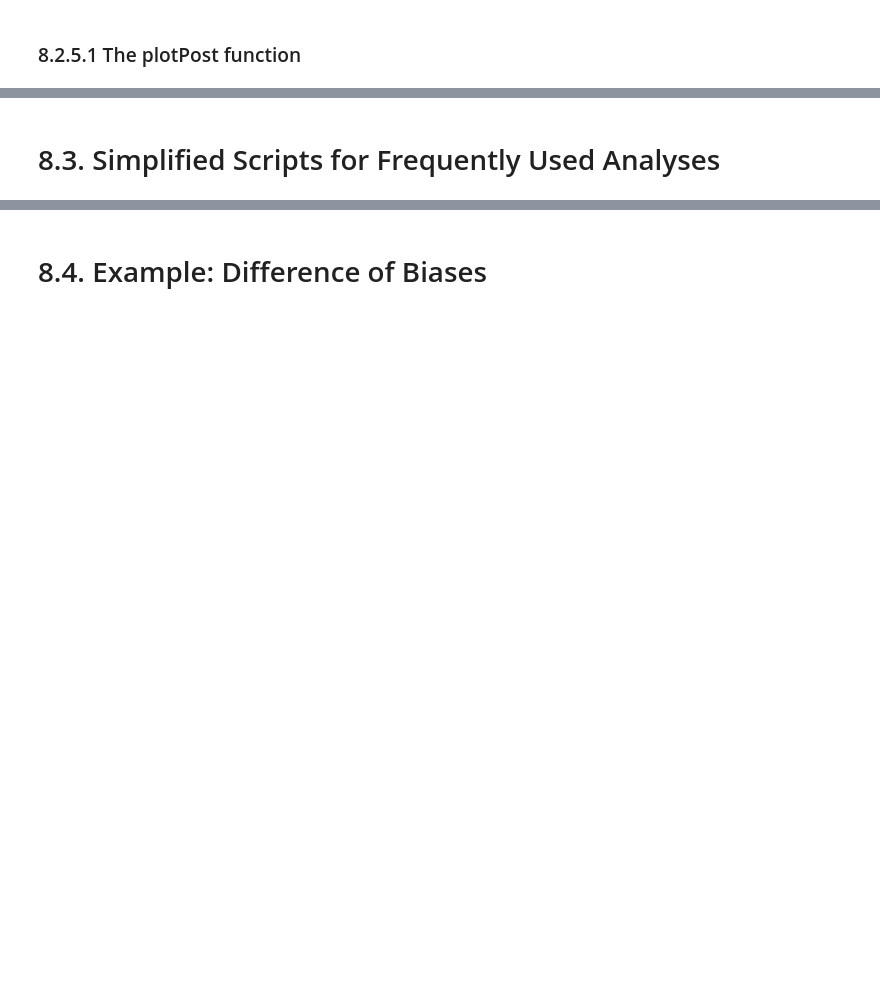
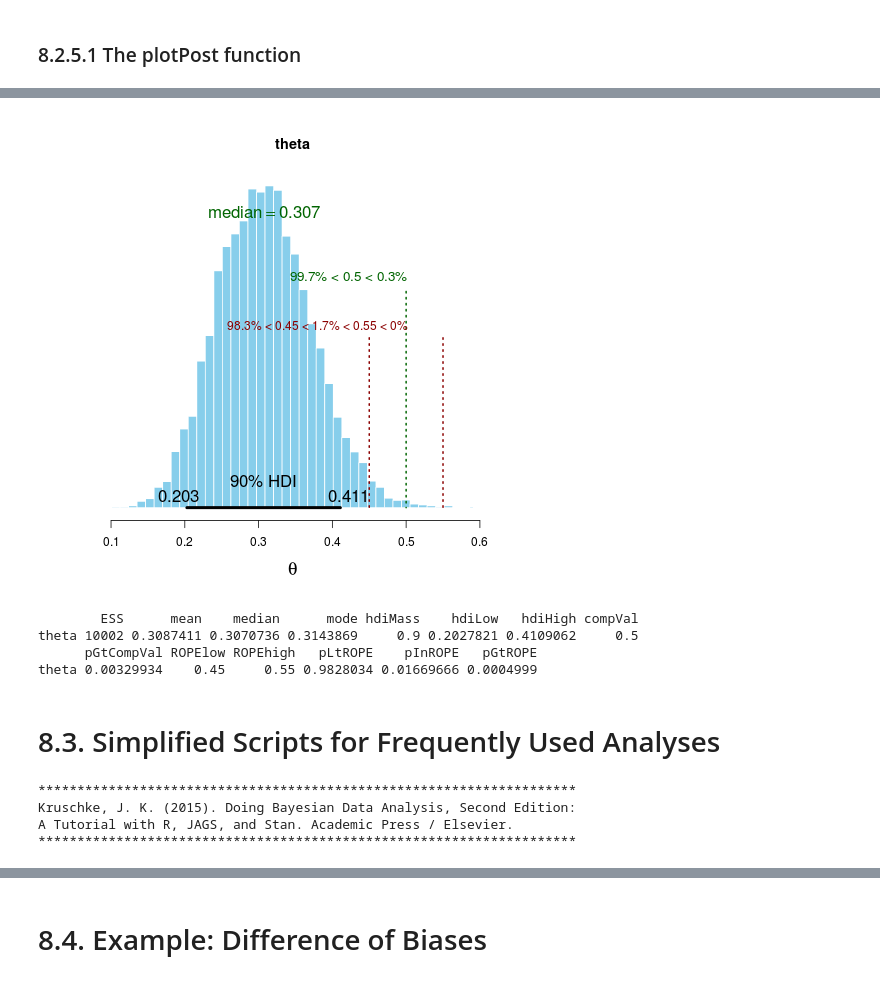
Before and after one commit to psygrammer/bayesianR, a Jupyter notebook: part2/ch08/08_JAGS.ipynb, the cells around one changed output, grey strips where cells are left out. Saved outputs shown, nothing was run; the diff lists cells and outputs as text; code cells hidden in the pictures; blank space fills up the shorter version.

```diff
--- a/part2/ch08/08_JAGS.ipynb
+++ b/part2/ch08/08_JAGS.ipynb
@@ -54,2 +286,12 @@
+# %%
+# Re-plot with different annotations:
+plotPost( codaSamples[,"theta"] , main="theta" , xlab=bquote(theta) ,
+          cenTend="median" , compVal=0.5 , ROPE=c(0.45,0.55) , credMass=0.90 )
+# %% [output]
+[figure, added]
+        ESS      mean    median      mode hdiMass    hdiLow   hdiHigh compVal
+theta 10002 0.3087411 0.3070736 0.3143869     0.9 0.2027821 0.4109062     0.5
+      pGtCompVal ROPElow ROPEhigh   pLtROPE    pInROPE   pGtROPE
+theta 0.00329934    0.45     0.55 0.9828034 0.01669666 0.0004999
 # %% [markdown]
 #  8.3. Simplified Scripts for Frequently Used Analyses
@@ -55,0 +305,8 @@
+# %%
+# Load the functions genMCMC, smryMCMC, and plotMCMC:
+source("Jags-Ydich-Xnom1subj-MbernBeta.R")
+# %% [output]
+*********************************************************************
+Kruschke, J. K. (2015). Doing Bayesian Data Analysis, Second Edition:
+A Tutorial with R, JAGS, and Stan. Academic Press / Elsevier.
+*********************************************************************
```
Also changed, not shown: parts of 88 cells of this notebook, 8 other files.
